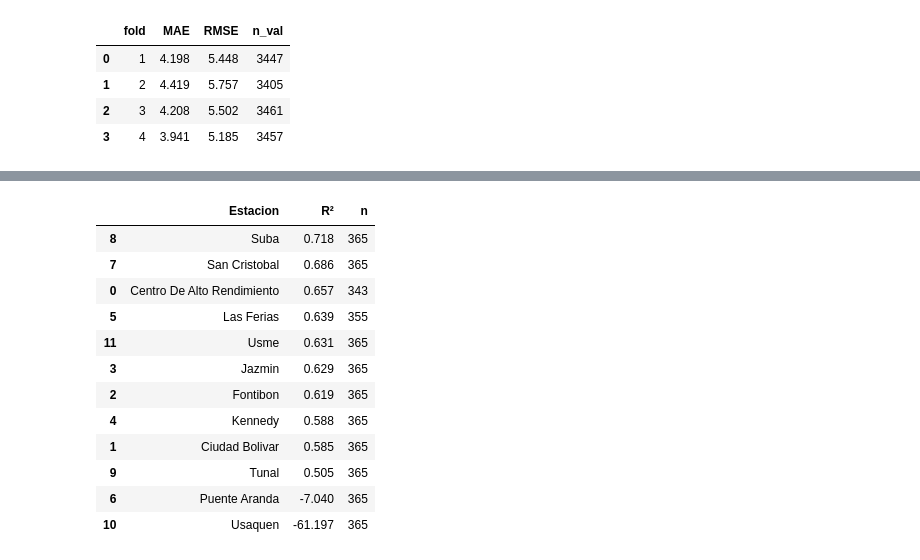
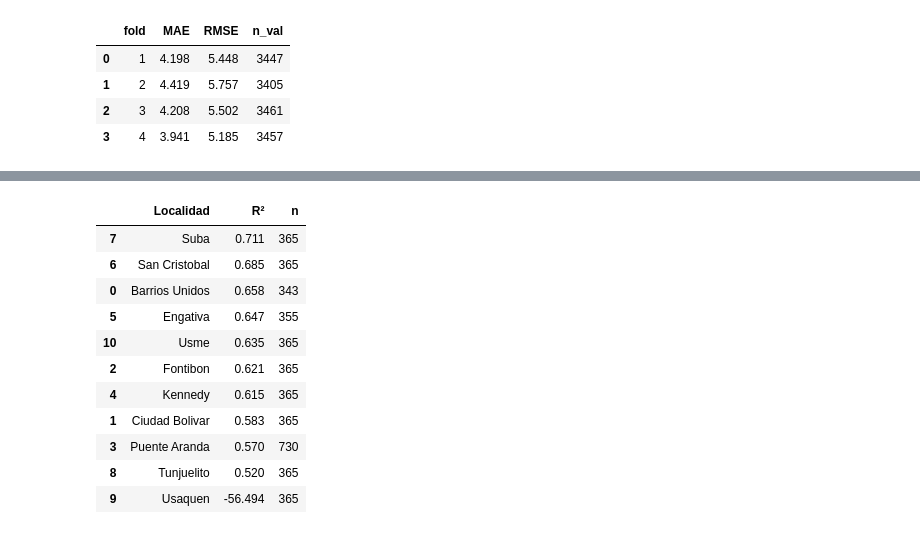
Before and after one commit to Sxmuu/TG-Samuel-P, a Jupyter notebook: Scripts/Python/Notebooks/ML/Modelos_ML.ipynb, the cells around one changed output, grey strips where cells are left out. Saved outputs shown, nothing was run; the diff lists cells and outputs as text; code cells hidden in the pictures.

```diff
--- a/Scripts/Python/Notebooks/ML/Modelos_ML.ipynb
+++ b/Scripts/Python/Notebooks/ML/Modelos_ML.ipynb
@@ -208,7 +210,7 @@ print(df[['Date','Estacion','Localidad']].head(3))
 2 2021-01-06  Centro De Alto Rendimiento  Barrios Unidos
 # %%
 # Columnas base (ajusta si cambiaste nombres)
-base_cols = ['Date','Estacion','Localidad','lat','lon','Altitud','PM25',
+base_cols = ['Date','Localidad','lat','lon','Altitud','PM25',
              'year','month','dayofyear','dow','is_weekend','sin_doy','cos_doy']
 
 # Lags/rollings ya construidos en Paso 1
@@ -218,7 +220,7 @@ met_vars = ['Temp','Hum','WindSpeed','Precip','Rad']
 met_lag_cols = [c for c in df.columns if any(c.startswith(v+'_lag') for v in met_vars)]
 
 # Sin copolutantes:
-feature_cols = ['Estacion','Localidad','lat','lon','Altitud',
+feature_cols = ['Localidad','lat','lon','Altitud',
                 'year','month','dayofyear','dow','is_weekend','sin_doy','cos_doy'] \
                + lag_cols + met_lag_cols
 
@@ -228,10 +230,10 @@ data = df.dropna(subset=feature_cols + ['PM25']).copy()
 X = data[feature_cols].copy()
 y = data['PM25'].values
 dates = data['Date'].copy()
-stations = data['Estacion'].copy()
+localities = data['Localidad'].copy()
 
 # Preprocesamiento: OHE para categóricas; numéricas 'passthrough'
-cat_features = ['Estacion','Localidad']
+cat_features = ['Localidad']
 num_features = [c for c in feature_cols if c not in cat_features]
 
 pre = ColumnTransformer([
@@ -507,7 +512,7 @@ df = df_ready.copy()
 df['Date'] = pd.to_datetime(df['Date'], errors='coerce')
 
 # Solo por seguridad: tipar categóricas como string
-for c in ['Estacion','Localidad']:
+for c in ['Localidad']:  # Cambiar 'Estacion' por 'Localidad'
     if c in df.columns:
         df[c] = df[c].astype(str)
 
@@ -520,7 +525,7 @@ df.head(2)
 | 1 | 2021-01-05 | Centro De Alto Rendimiento | Barrios Unidos | 4.65847 | -74.08396 | 2552.0 | 13.88 | 2021 | 1 | 5 | ... |
 # %%
 # ==== 2) Definir features y target (sin copolutantes) ====
-base_cols = ['Date','Estacion','Localidad','lat','lon','Altitud',
+base_cols = ['Date','Localidad','lat','lon','Altitud',  # Cambiar 'Estacion' por 'Localidad'
              'year','month','dayofyear','dow','is_weekend','sin_doy','cos_doy']
 
 lag_cols = [c for c in df.columns if c.startswith('PM25_lag') or c.startswith('PM25_rollmean')]
@@ -532,7 +537,7 @@ met_lag_cols = [c for c in df.columns if any(c.startswith(v+'_lag') for v in met
 target_col = 'PM25'
 
 # columnas finales de X (Date no va al modelo)
-feature_cols = ['Estacion','Localidad','lat','lon','Altitud',
+feature_cols = ['Localidad','lat','lon','Altitud',  # Cambiar 'Estacion' por 'Localidad'
                 'year','month','dayofyear','dow','is_weekend','sin_doy','cos_doy'] \
                + lag_cols + met_lag_cols
 
@@ -540,10 +545,10 @@ data = df.dropna(subset=feature_cols + [target_col]).copy()
 X = data[feature_cols].copy()
 y = data[target_col].values
 dates = data['Date'].copy()
-stations = data['Estacion'].copy()
+localities = data['Localidad'].copy()  # Cambiar 'Estacion' por 'Localidad'
 
 # Índices de categóricas para CatBoost (dentro de X)
-cat_cols = ['Estacion','Localidad']
+cat_cols = ['Localidad']  # Cambiar 'Estacion' por 'Localidad'
 cat_idx = [X.columns.get_loc(c) for c in cat_cols if c in X.columns]
 
 len(feature_cols), feature_cols[:8], cat_idx
@@ -903,27 +900,26 @@ Hold-out 2024 → R²: 0.683 | n_test: 4348
 # %%
 # --- 4) R² por estación en hold-out 2024 ---
-def eval_r2_by_station(y_true, y_pred, stations):
+def eval_r2_by_station(y_true, y_pred, localities):
     """Calcula R² por estación."""
-    dfm = pd.DataFrame({"y": y_true, "yhat": y_pred, "Estacion": stations})
+    dfm = pd.DataFrame({"y": y_true, "yhat": y_pred, "Localidad": localities})
     out = []
-    for est, g in dfm.groupby("Estacion", sort=False):
+    for est, g in dfm.groupby("Localidad", sort=False):
         r2 = evaluate_r2(g["y"], g["yhat"])
-        out.append({"Estacion": est, "R²": r2, "n": len(g)})
+        out.append({"Localidad": est, "R²": r2, "n": len(g)})
     return pd.DataFrame(out).sort_values("R²", ascending=False)
 
-r2_by_station = eval_r2_by_station(y_te, yhat_te, stations[mask_test])
+r2_by_station = eval_r2_by_station(y_te, yhat_te, localities[mask_test])
 r2_by_station.round(3)
 # %% [output]
-|  | Estacion | R² | n |
-| 8 | Suba | 0.718 | 365 |
-| 7 | San Cristobal | 0.686 | 365 |
-| 0 | Centro De Alto Rendimiento | 0.657 | 343 |
-| 5 | Las Ferias | 0.639 | 355 |
-| 11 | Usme | 0.631 | 365 |
-| 3 | Jazmin | 0.629 | 365 |
-| 2 | Fontibon | 0.619 | 365 |
-| 4 | Kennedy | 0.588 | 365 |
-| 1 | Ciudad Bolivar | 0.585 | 365 |
-| 9 | Tunal | 0.505 | 365 |
-| 6 | Puente Aranda | -7.040 | 365 |
-| 10 | Usaquen | -61.197 | 365 |
+|  | Localidad | R² | n |
+| 7 | Suba | 0.711 | 365 |
+| 6 | San Cristobal | 0.685 | 365 |
+| 0 | Barrios Unidos | 0.658 | 343 |
+| 5 | Engativa | 0.647 | 355 |
+| 10 | Usme | 0.635 | 365 |
+| 2 | Fontibon | 0.621 | 365 |
+| 4 | Kennedy | 0.615 | 365 |
+| 1 | Ciudad Bolivar | 0.583 | 365 |
+| 3 | Puente Aranda | 0.570 | 730 |
+| 8 | Tunjuelito | 0.520 | 365 |
+| 9 | Usaquen | -56.494 | 365 |
```
Also changed, not shown: parts of 9 cells of this notebook.
